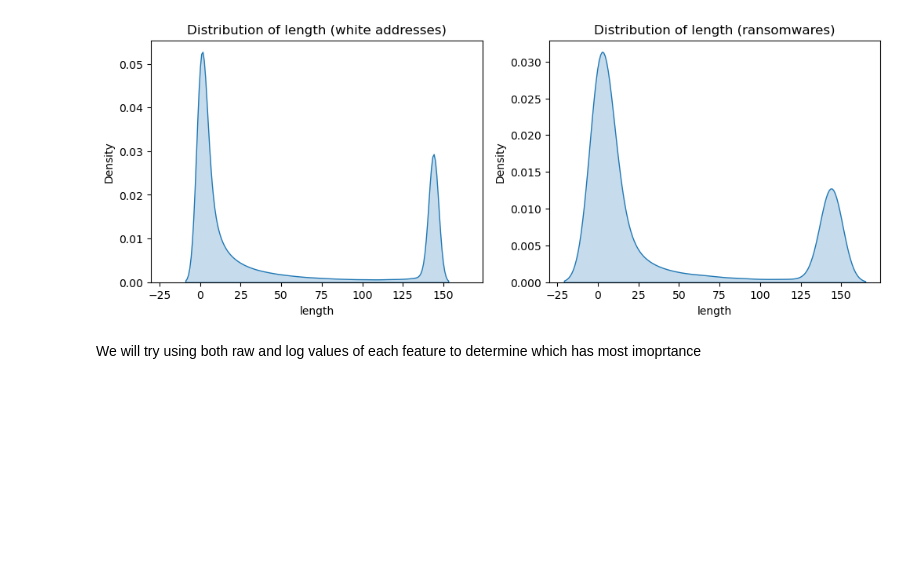
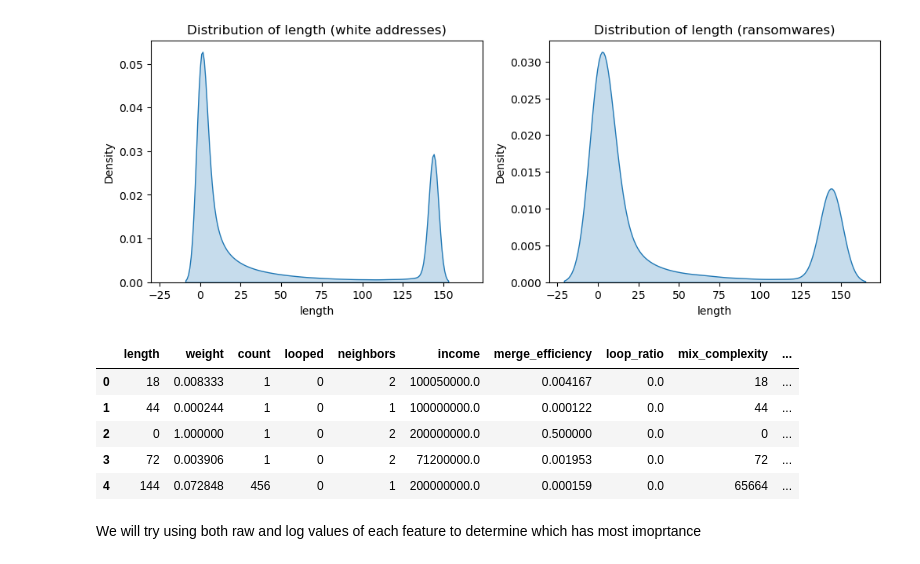
Before and after one commit to Tkletudiant/BE_ML, a Jupyter notebook: BE.ipynb, the cells around one changed output. Saved outputs shown, nothing was run; the diff lists cells and outputs as text; code cells hidden in the pictures; blank space fills up the shorter version.

```diff
--- a/BE.ipynb
+++ b/BE.ipynb
@@ -77,7 +75,7 @@ y = df['y'].values
 
 # Derived features
 # add small constants in denominators to avoid division by zero
-X['merge_efficiency'] = X_feat['weight'] / (X['count'] + 1)
+X['merge_efficiency'] = X['weight'] / (X['count'] + 1)
 X['loop_ratio'] = X['looped'] / (X['count'] + 1)
 X['mix_complexity'] = X['length'] * X['count']
 X['income_per_neighbor'] = X['income'] / (X['neighbors'] + 1)
@@ -86,7 +84,7 @@ X['mix_intensity'] = (X['length'] + X['looped']) / (X['neighbors'] + 1)
 # append derived features to the features list so they are included downstream
 derived = ['merge_efficiency','loop_ratio','mix_complexity','income_per_neighbor','mix_intensity']
 features = features + derived
-X
+
 
 # optionally transform skewed numeric columns (log1p) for a subset of features
 '''
@@ -222,6 +224,15 @@ for col in features:
 # %% [output]
 NameError: name 'positive' is not defined
 [figure]
+# %%
+X.head()
+# %% [output]
+|  | length | weight | count | looped | neighbors | income | merge_efficiency | loop_ratio | mix_complexity | ... |
+| 0 | 18 | 0.008333 | 1 | 0 | 2 | 100050000.0 | 0.004167 | 0.0 | 18 | ... |
+| 1 | 44 | 0.000244 | 1 | 0 | 1 | 100000000.0 | 0.000122 | 0.0 | 44 | ... |
+| 2 | 0 | 1.000000 | 1 | 0 | 2 | 200000000.0 | 0.500000 | 0.0 | 0 | ... |
+| 3 | 72 | 0.003906 | 1 | 0 | 2 | 71200000.0 | 0.001953 | 0.0 | 72 | ... |
+| 4 | 144 | 0.072848 | 456 | 0 | 1 | 200000000.0 | 0.000159 | 0.0 | 65664 | ... |
 # %% [markdown]
 We will try using both raw and log values of each feature to determine which has most imoprtance
 # %%
```
Also changed, not shown: parts of 21 cells of this notebook, 1 other file.
